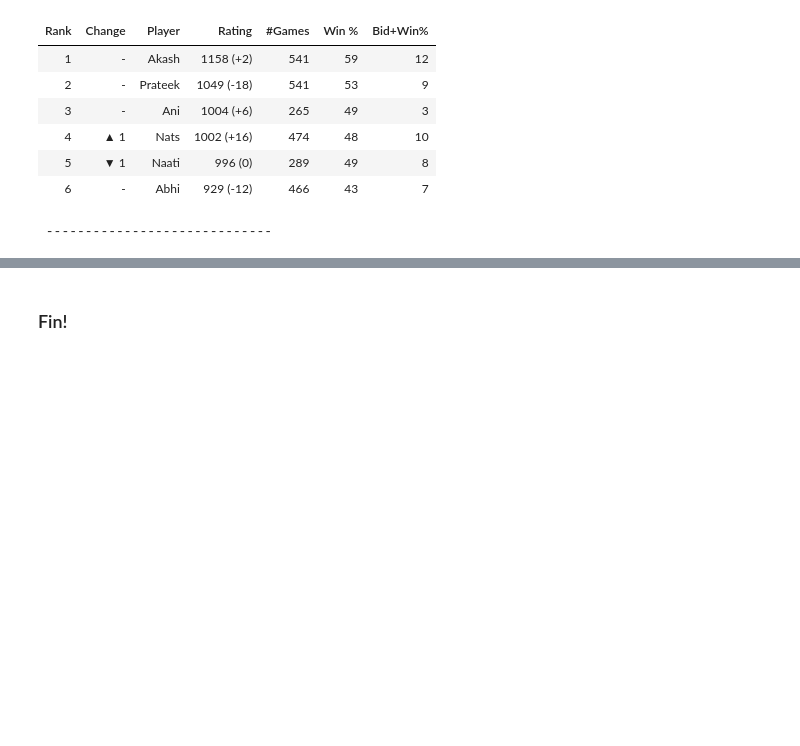
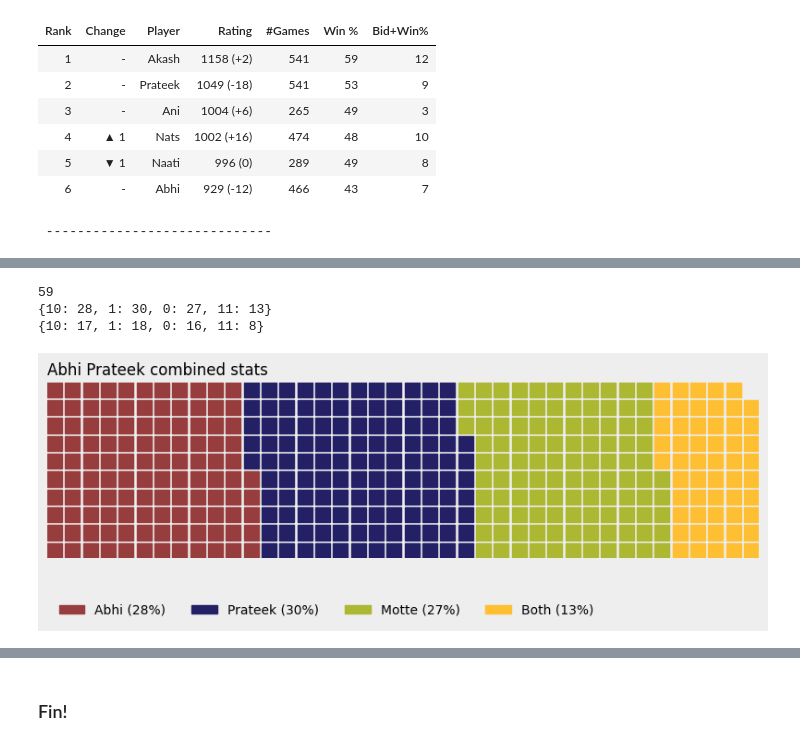
Before and after one commit to akash-suresh/three-of-spades, a Jupyter notebook: template.ipynb, the cells around one changed output, grey strips where cells are left out. Drawn from its saved outputs; the diff is of its cells as text; code cells hidden in the pictures; blank space fills up the shorter version.

```diff
--- a/template.ipynb
+++ b/template.ipynb
@@ -101,0 +249,53 @@ Championship #8
+# %%
+import matplotlib.pyplot as plt
+from pywaffle import Waffle
+
+player_1 = 'Abhi'
+player_2 = 'Prateek'
+
+df1 = game_data[player_1]
+df2 = game_data[player_2]
+
+counter = {}
+for a,b in zip(df1, df2):
+    key = 10*int(bool(a)) + int(bool(b))
+    if key not in counter:
+        counter[key] = 0
+    counter[key] += 1
+
+total = game_data.shape[0]
+print(total)
+perc = {}
+for k, v in counter.items():
+    perc[k] = int(100.0*v/total)
+
+mapping = {
+    0: 'Motte',
+    1: player_2,
+    10: player_1,
+    11: 'Both'
+}
+
+print(perc)
+print(counter)
+data = counter
+# data = {'Democratic': 48, 'Republican': 46, 'Libertarian': 3}
+fig = plt.figure(
+    FigureClass=Waffle,
+    # rows=5,
+    rows=10, columns=40,
+    values=data,
+    colors=("#983D3D", "#232066", "#ACB732", "#FFBF32"),
+    title={'label': f'{player_1} {player_2} combined stats', 'loc': 'left'},
+    labels=["{0} ({1}%)".format(mapping[k], v) for k, v in perc.items()],
+    legend={'loc': 'lower left', 'bbox_to_anchor': (0, -0.4), 'ncol': len(data), 'framealpha': 0},
+    figsize=(8, 5)
+)
+fig.gca().set_facecolor('#EEEEEE')
+fig.set_facecolor('#EEEEEE')
+plt.show()
+# %% [output]
+59
+{10: 28, 1: 30, 0: 27, 11: 13}
+{10: 17, 1: 18, 0: 16, 11: 8}
+[figure, added]
```
Also changed, not shown: parts of 7 cells of this notebook.
